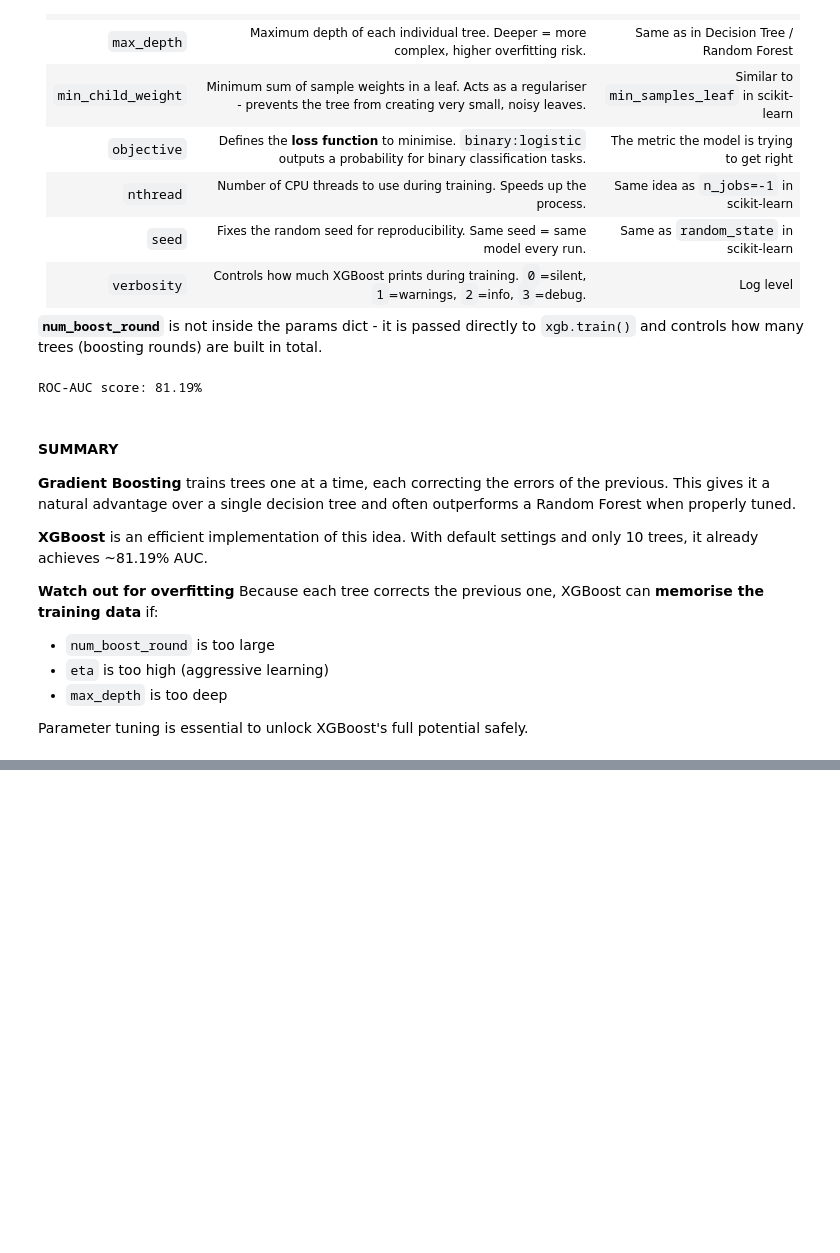
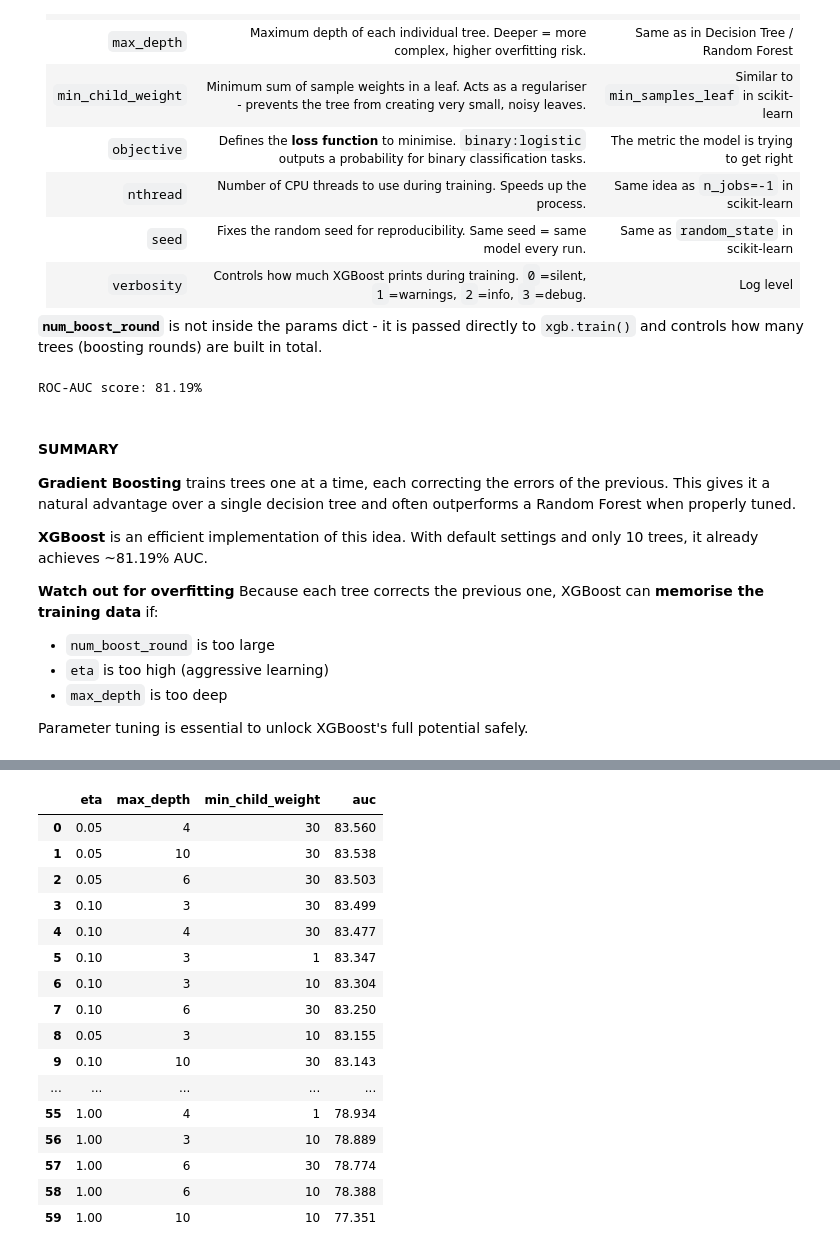
Before and after one commit to niltonPegass/ML_zoomcamp, a Jupyter notebook: ML_zoomcamp/06_trees/homework_trees.ipynb, the cells around one changed output, grey strips where cells are left out. Saved outputs shown, nothing was run; the diff lists cells and outputs as text; code cells hidden in the pictures; blank space fills up the shorter version.

```diff
--- a/ML_zoomcamp/06_trees/homework_trees.ipynb
+++ b/ML_zoomcamp/06_trees/homework_trees.ipynb
@@ -811,0 +816,64 @@ Parameter tuning is essential to unlock XGBoost's full potential safely.
+# %%
+xgb_grid = {
+    'eta': [0.01, 0.05, 0.1, 0.3, 1.0],
+    'max_depth': [3, 4, 6, 10],
+    'min_child_weight': [1, 10, 30],
+}
+
+# xgb_grid = {
+#     'eta': [0.1],
+#     'max_depth': [3],
+#     'min_child_weight': [30],
+# }
+
+df_scores = []
+best_auc = 0
+best_params = None
+
+for eta in xgb_grid['eta']:
+    for max_depth in xgb_grid['max_depth']:
+        for min_child_weight in xgb_grid['min_child_weight']:
+
+            xgb_params = {
+                'eta': eta,
+                'max_depth': max_depth,
+                'min_child_weight': min_child_weight,
+
+                'objective': 'binary:logistic',
+                'eval_metric': 'auc',
+                'nthread': 8,
+
+                'seed': 1,
+                'verbosity': 0,
+            }
+
+            xgboost = xgb.train(xgb_params, dtrain, num_boost_round=175)
+
+            y_pred = xgboost.predict(dval)
+            auc = roc_auc_score(y_val, y_pred) * 100
+
+            clear_output(wait=True)
+
+            print('TRAINING MODEL...')
+            print(f'eta: {eta}')
+            print(f'max_depth: {max_depth}')
+            print(f'min_child_weight: {min_child_weight}')
+            print(f'ROC-AUC score: {auc:.2f}%')
+            print()
+
+            df_scores.append((eta, max_depth, min_child_weight, auc))
+
+            if auc > best_auc:
+                best_auc = auc
+                best_params = (eta, max_depth, min_child_weight)
+
+df_scores = pd.DataFrame(df_scores, columns=['eta', 'max_depth', 'min_child_weight', 'auc'])
+df_scores = df_scores.sort_values('auc', ascending=False).reset_index(drop=True)
+
+print('BEST PARAMETERS')
+print(f'eta: {best_params[0]}')
+print(f'max_depth: {best_params[1]}')
+print(f'min_child_weight: {best_params[2]}')
+print(f'best_auc: {best_auc:.3f}%')
+df_scores.round(3)
+# %% [output]
@@ -811,0 +891,17 @@ Parameter tuning is essential to unlock XGBoost's full potential safely.
+|  | eta | max_depth | min_child_weight | auc |
+| 0 | 0.05 | 4 | 30 | 83.560 |
+| 1 | 0.05 | 10 | 30 | 83.538 |
+| 2 | 0.05 | 6 | 30 | 83.503 |
+| 3 | 0.10 | 3 | 30 | 83.499 |
+| 4 | 0.10 | 4 | 30 | 83.477 |
+| 5 | 0.10 | 3 | 1 | 83.347 |
+| 6 | 0.10 | 3 | 10 | 83.304 |
+| 7 | 0.10 | 6 | 30 | 83.250 |
+| 8 | 0.05 | 3 | 10 | 83.155 |
+| 9 | 0.10 | 10 | 30 | 83.143 |
+| ... | ... | ... | ... | ... |
+| 55 | 1.00 | 4 | 1 | 78.934 |
+| 56 | 1.00 | 3 | 10 | 78.889 |
+| 57 | 1.00 | 6 | 30 | 78.774 |
+| 58 | 1.00 | 6 | 10 | 78.388 |
+| 59 | 1.00 | 10 | 10 | 77.351 |
```
Also changed, not shown: parts of 3 cells of this notebook.
